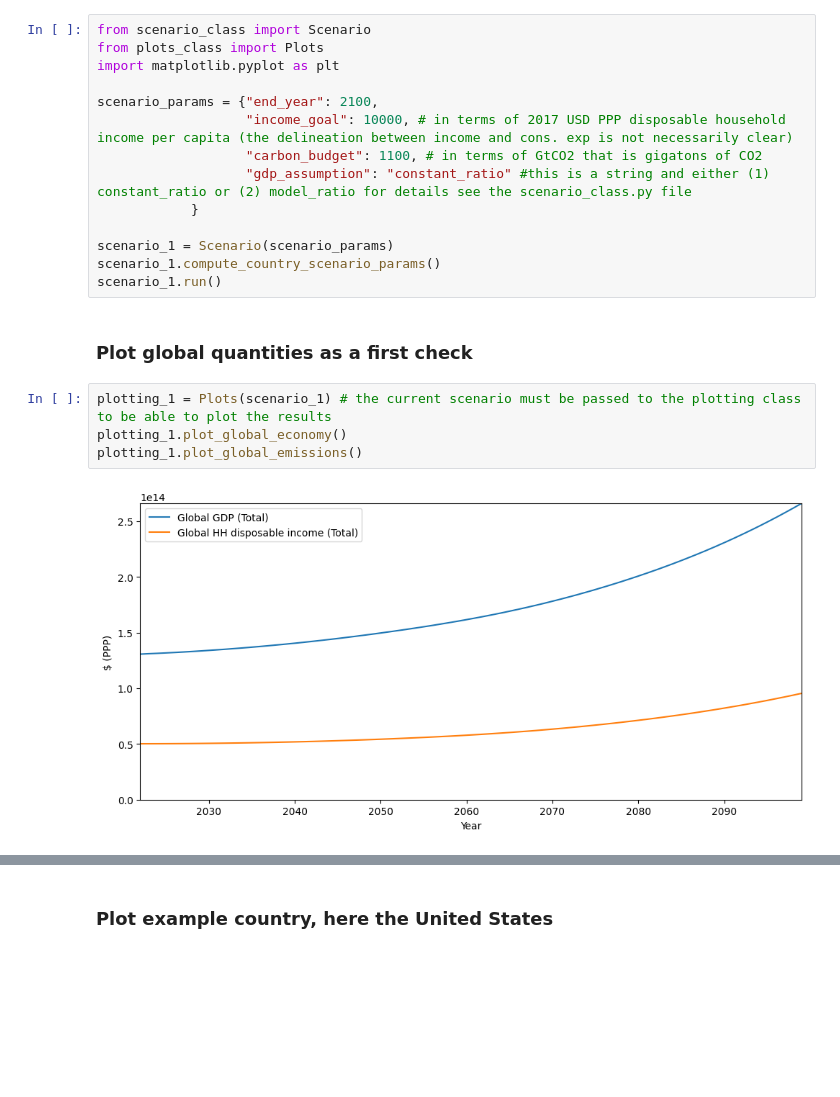
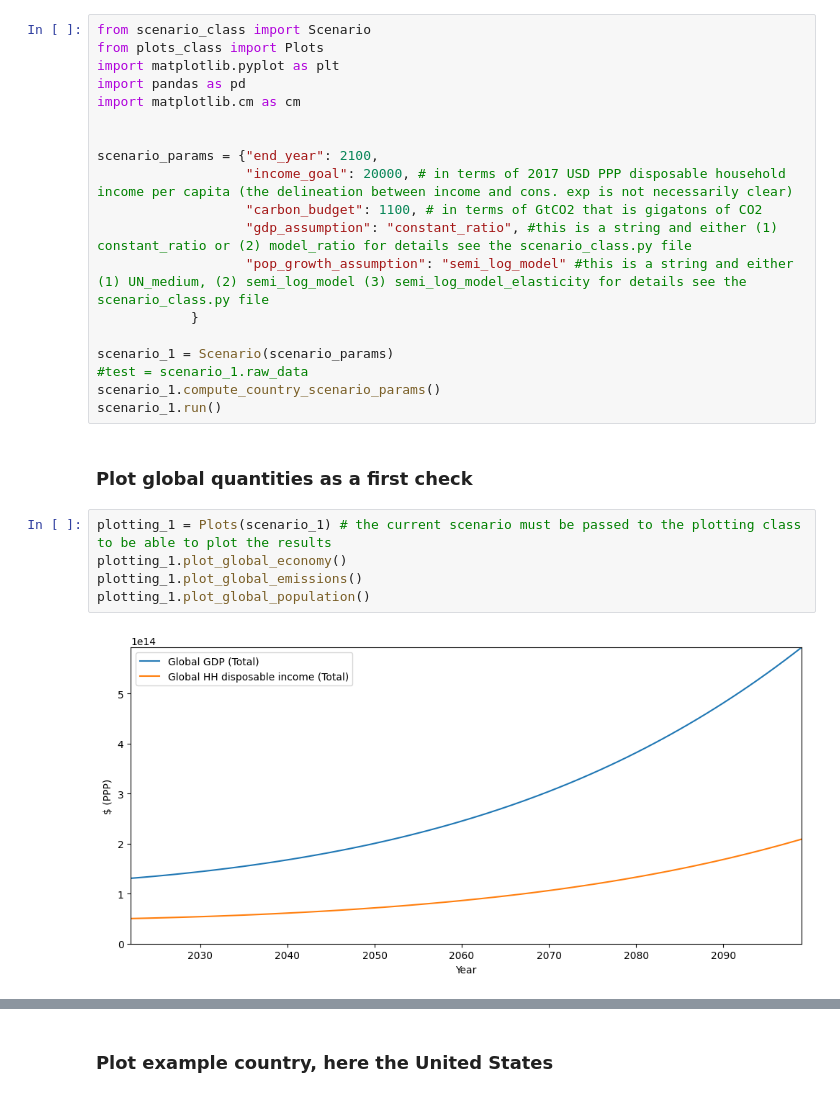
Before and after one commit to yannickoswald/convergence, a Jupyter notebook: run_scenario.ipynb, the cells around one changed output, grey strips where cells are left out. Drawn from its saved outputs; the diff is of its cells as text; blank space fills up the shorter version.

```diff
--- a/run_scenario.ipynb
+++ b/run_scenario.ipynb
@@ -2,14 +2,19 @@
 from scenario_class import Scenario
 from plots_class import Plots
 import matplotlib.pyplot as plt
+import pandas as pd
+import matplotlib.cm as cm
+
 
 scenario_params = {"end_year": 2100,
-                   "income_goal": 10000, # in terms of 2017 USD PPP disposable household income per capita (the delineation between income and cons. exp is not necessarily clear)
+                   "income_goal": 20000, # in terms of 2017 USD PPP disposable household income per capita (the delineation between income and cons. exp is not necessarily clear)
                    "carbon_budget": 1100, # in terms of GtCO2 that is gigatons of CO2
-                   "gdp_assumption": "constant_ratio" #this is a string and either (1) constant_ratio or (2) model_ratio for details see the scenario_class.py file
+                   "gdp_assumption": "constant_ratio", #this is a string and either (1) constant_ratio or (2) model_ratio for details see the scenario_class.py file
+                   "pop_growth_assumption": "semi_log_model" #this is a string and either (1) UN_medium, (2) semi_log_model (3) semi_log_model_elasticity for details see the scenario_class.py file
             }
 
 scenario_1 = Scenario(scenario_params)
+#test = scenario_1.raw_data
 scenario_1.compute_country_scenario_params()
 scenario_1.run()
 # %% [markdown]
@@ -17,6 +22,7 @@ scenario_1.run()
 # %%
 plotting_1 = Plots(scenario_1) # the current scenario must be passed to the plotting class to be able to plot the results
 plotting_1.plot_global_economy()
 plotting_1.plot_global_emissions()
+plotting_1.plot_global_population()
 # %% [output]
-[figure, old version]
+[figure, new version]
```
Also changed, not shown: parts of 7 cells of this notebook, 11 other files.
